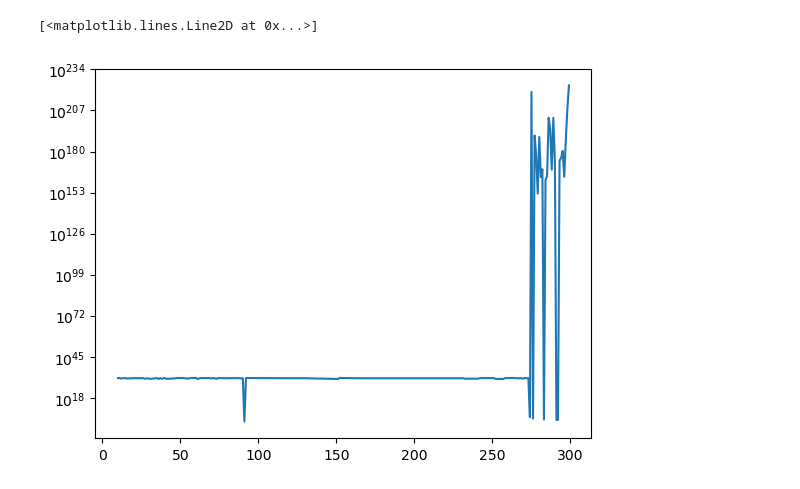
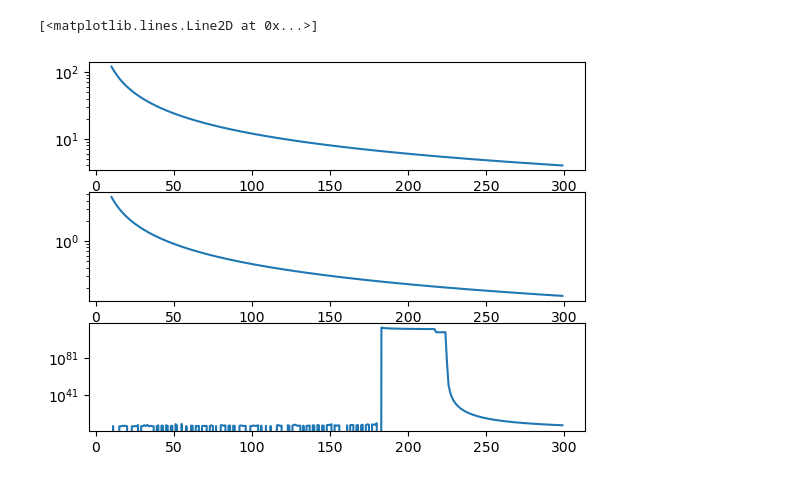
Before and after one commit to rmlarose/compare-vkp, a Jupyter notebook: hubbard_bound.ipynb, the cells around one changed output. Cells and saved outputs as stored; diff of their text form; code cells hidden in the pictures.

```diff
--- a/hubbard_bound.ipynb
+++ b/hubbard_bound.ipynb
@@ -149,0 +13,11 @@ Delta'/2 = -3.576205648221915
+# %%
+def bound(d, chi, zeta, gamma0p, h_norm, delta, deltap, big_deltap):
+    if deltap > big_deltap:
+        t0 = deltap
+    else:
+        t0 = 0.0
+    t1 = chi / gamma0p
+    c = 6.0 * h_norm / gamma0p
+    p0 = chi / (deltap - delta)
+    p1 = 8.0 * ((1.0 + (pi * delta) / (2.0 * h_norm)) ** (-2 * d))
+    return t0 + t1 + c * (p0 + zeta + p1)
@@ -160,4 +146,0 @@ min -266917.6006000837
-# %%
-fig, ax = plt.subplots()
-ax.set_yscale("log")
-ax.plot(steps, s_distance, '.')
@@ -218,20 +146,0 @@ def krylov_energy_bound_general(
-# %%
-# Compute the bound for each.
-h_norm = norm(of.linalg.get_sparse_operator(ham))
-print(f"h_norm = {h_norm}")
-bounds = []
-for sd in s_distance:
-    chi = 2.0 * h_norm * sd
-    zeta = 2.0 * d * (eps + sd)
-    gamma0_sq_p = gamma0_sq - 2.0 * eps - 2 * sd
-    # Find little delta, little delta prime that maximize the bound,
-    # s.t. chi/gamma0_sq_p < little delta prime - little delta
-    callback = lambda little_delta, little_delta_p: -1.0 * krylov_energy_bound_general(d, h_norm, chi, zeta, gamma0_sq_p, delta, sd, sd, little_delta, little_delta_p)
-    constraint_fun = lambda little_delta, little_delta_p: little_delta_p - little_delta - (chi / gamma0_sq_p)
-    little_delta = 1.0
-    v0 = np.array([little_delta, chi / gamma0_sq_p - little_delta])
-    result = minimize(lambda v: callback(v[0], v[1]), v0, constraints={'type': 'ineq', 'fun': lambda v: constraint_fun(v[0], v[1])})
-    if not result.success:
-        print(f"||S-S'||= {sd}: Optimization did not succeed.")
-    bound = result.fun
-    bounds.append(bound)
@@ -256,7 +147,10 @@ gamma0_sq
-# %%
-fig3, ax3 = plt.subplots()
-ax3.set_yscale("log")
-ax3.plot(steps, abs(np.array(bounds)))
-# %% [output]
-[<matplotlib.lines.Line2D at 0x...>]
-[figure, removed]
+# %%
+fig, axs = plt.subplots(3, 1)
+for ax in axs:
+    ax.set_yscale("log")
+axs[0].plot(steps, chis)
+axs[1].plot(steps, s_distances)
+axs[2].plot(steps, bounds)
+# %% [output]
+[<matplotlib.lines.Line2D at 0x...>]
+[figure, added]
```
Also changed, not shown: parts of 9 cells of this notebook.
